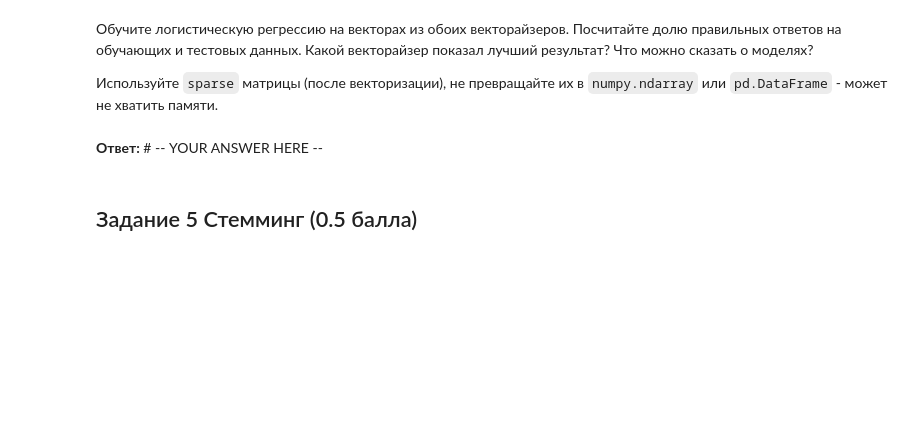
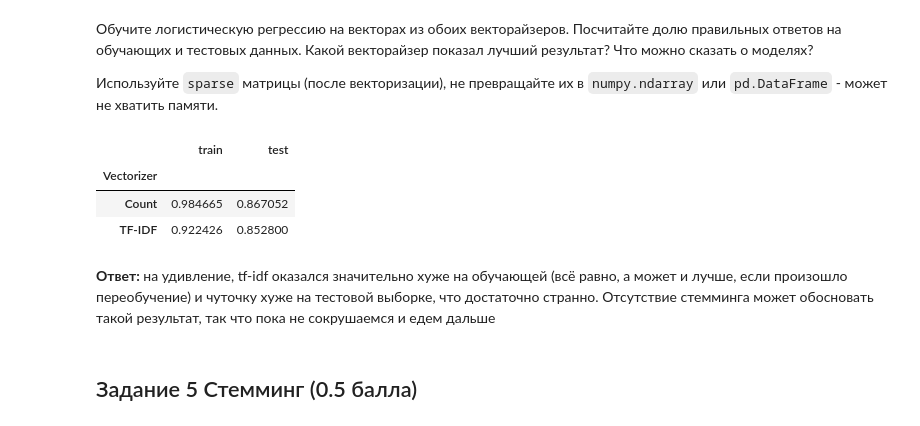
Before and after one commit to Bosbobos/IAD, a Jupyter notebook: MachineLeariningBasics/hw06_texts/hw06_texts.ipynb, the cells around one changed output. Drawn from its saved outputs; the diff is of its cells as text; code cells hidden in the pictures; blank space fills up the shorter version.

Commit message:
Продвинулся чуть дальше

```diff
--- a/MachineLeariningBasics/hw06_texts/hw06_texts.ipynb
+++ b/MachineLeariningBasics/hw06_texts/hw06_texts.ipynb
@@ -538,0 +539,6 @@ food 0.09888353857325324
+# %%
+count_vr = CountVectorizer(tokenizer=custom_tokenizer)
+count_train = count_vr.fit_transform(train['OriginalTweet'])
+count_train_y = train['Sentiment']
+count_test = count_vr.transform(test['OriginalTweet'])
+count_test_y = test['Sentiment']
@@ -548,5 +555,28 @@ from sklearn.metrics import accuracy_score
-# %% [markdown]
-**Ответ:** # -- YOUR ANSWER HERE --
+# %%
+from sklearn.linear_model import LogisticRegression
+from sklearn.metrics import accuracy_score
+
+count_log_reg = LogisticRegression(random_state=17).fit(count_train, count_train_y)
+tfidf_log_reg = LogisticRegression(random_state=17).fit(tfidf_train, tfidf_train_y)
+
+acc_count_train = accuracy_score(count_train_y, count_log_reg.predict(count_train))
+acc_count_test  = accuracy_score(count_test_y,  count_log_reg.predict(count_test))
+acc_tfidf_train = accuracy_score(tfidf_train_y, tfidf_log_reg.predict(tfidf_train))
+acc_tfidf_test  = accuracy_score(tfidf_test_y,  tfidf_log_reg.predict(tfidf_test))
+
+df_results = pd.DataFrame({
+    'train': [acc_count_train, acc_tfidf_train],
+    'test':  [acc_count_test,  acc_tfidf_test ]
+}, index=['Count', 'TF-IDF']).reset_index().rename(columns={'index':'Vectorizer'})
+df_results.set_index('Vectorizer', inplace=True)
+df_results
+# %% [output]
+|  | train | test |
+| Vectorizer |  |  |
+| Count | 0.984665 | 0.867052 |
+| TF-IDF | 0.922426 | 0.852800 |
+# %% [markdown]
+**Ответ:** на удивление, tf-idf оказался значительно хуже на обучающей (всё равно, а может и лучше, если произошло переобучение) и чуточку хуже на тестовой выборке, что достаточно странно. Отсутствие стемминга может обосновать такой результат, так что пока не сокрушаемся и едем дальше
 # %% [markdown]
 ## Задание 5 Стемминг (0.5 балла)
 # %% [markdown]
```
Also changed, not shown: parts of 19 cells of this notebook.
